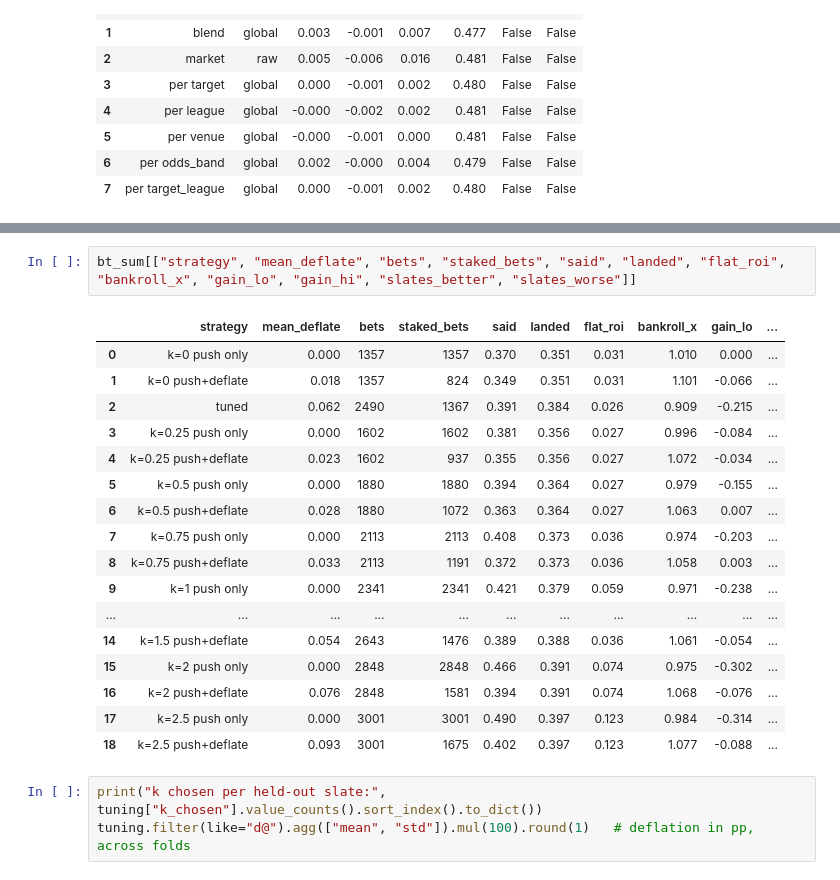
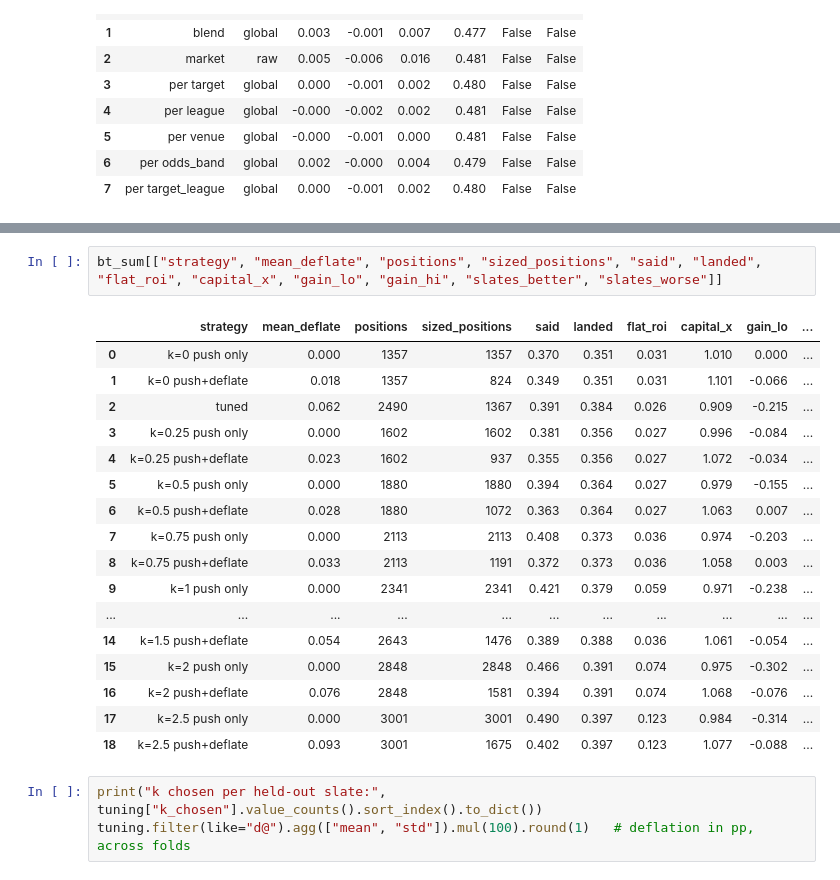
Before and after one commit to PKnott/proposition-portfolio, a Jupyter notebook: Notebooks/07_Analysis.ipynb, the cells around one changed output, grey strips where cells are left out. Cells and saved outputs as stored; diff of their text form.

```diff
--- a/Notebooks/07_Analysis.ipynb
+++ b/Notebooks/07_Analysis.ipynb
@@ -224,8 +224,8 @@ fig = sp.push_deflate(bt_sum, tuning); sp.save(fig, "push_deflate")
 PosixPath('/Users/patrickknott/Developer/proposition-portfolio/Outputs/Analysis/Reports/Figures/study_push_deflate.png')
 # %%
-bt_sum[["strategy", "mean_deflate", "bets", "staked_bets", "said", "landed", "flat_roi", "bankroll_x", "gain_lo", "gain_hi", "slates_better", "slates_worse"]]
+bt_sum[["strategy", "mean_deflate", "positions", "sized_positions", "said", "landed", "flat_roi", "capital_x", "gain_lo", "gain_hi", "slates_better", "slates_worse"]]
 # %% [output]
-|  | strategy | mean_deflate | bets | staked_bets | said | landed | flat_roi | bankroll_x | gain_lo | ... |
+|  | strategy | mean_deflate | positions | sized_positions | said | landed | flat_roi | capital_x | gain_lo | ... |
 | 0 | k=0 push only | 0.000 | 1357 | 1357 | 0.370 | 0.351 | 0.031 | 1.010 | 0.000 | ... |
 | 1 | k=0 push+deflate | 0.018 | 1357 | 824 | 0.349 | 0.351 | 0.031 | 1.101 | -0.066 | ... |
 | 2 | tuned | 0.062 | 2490 | 1367 | 0.391 | 0.384 | 0.026 | 0.909 | -0.215 | ... |
```
Also changed, not shown: parts of 15 cells of this notebook, 4 other files.
